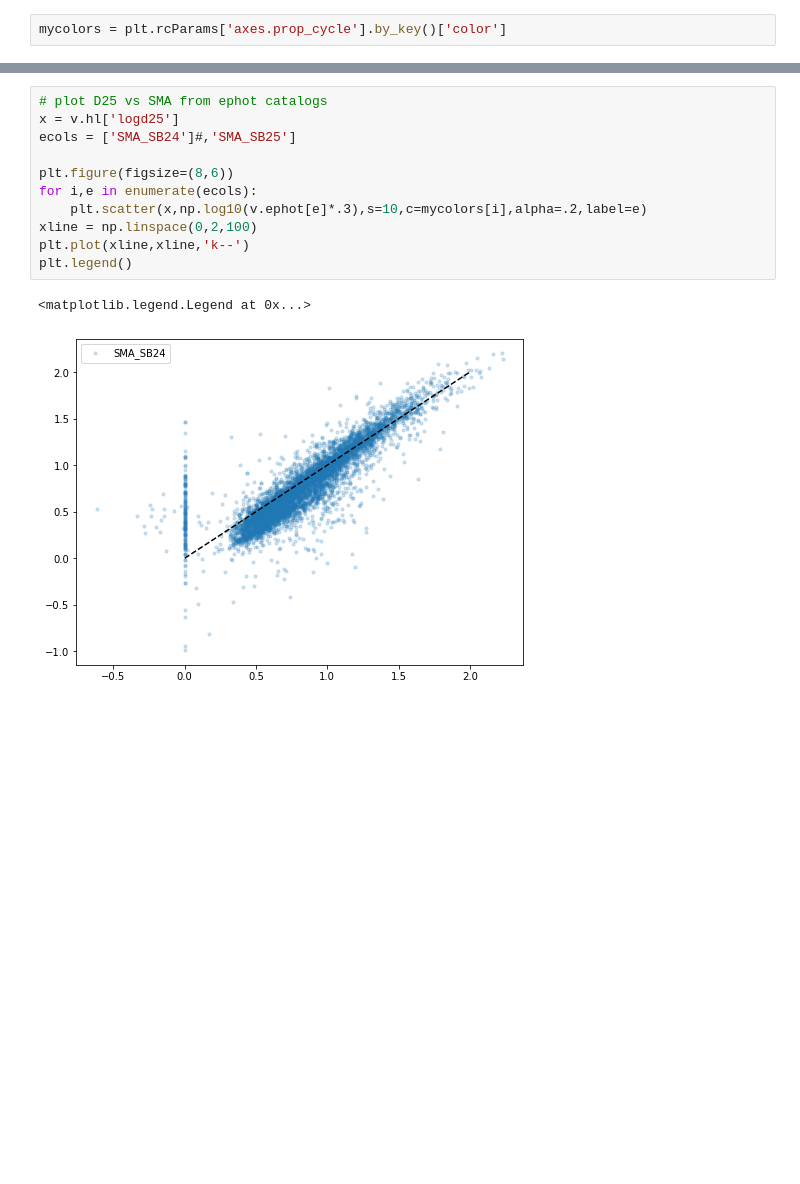
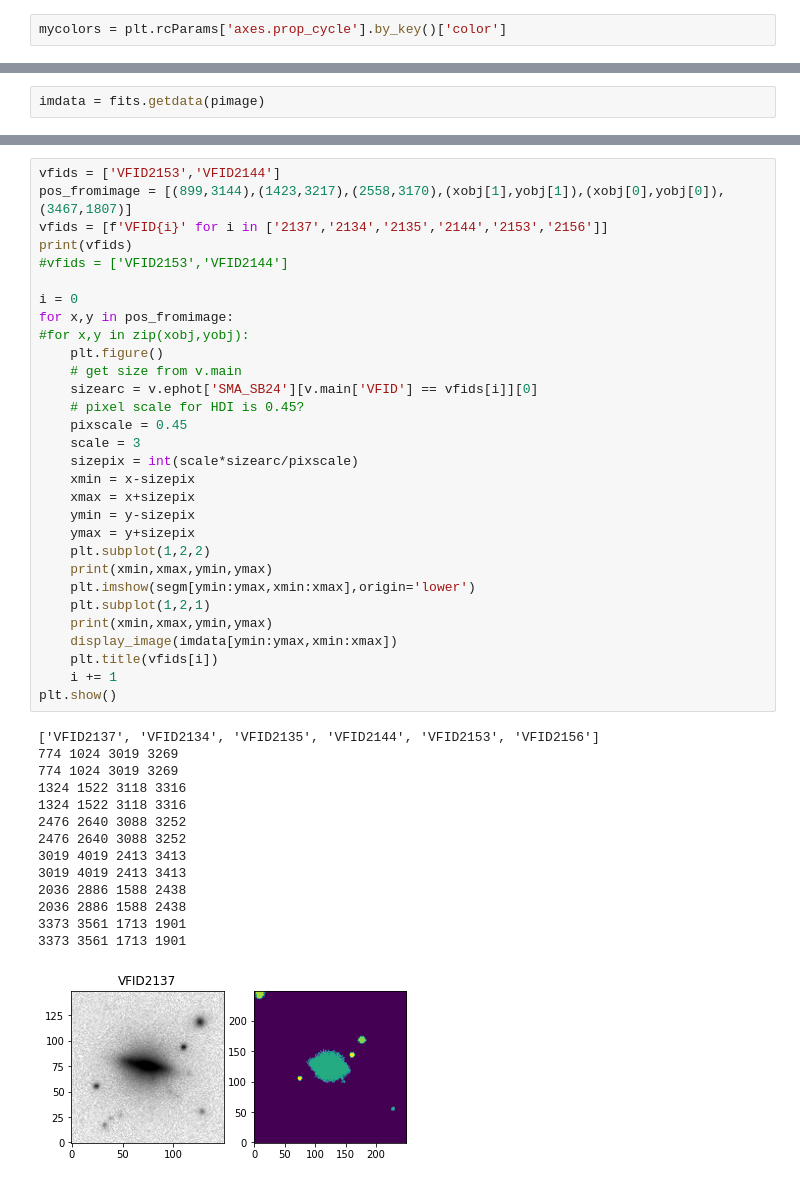
Before and after one commit to rfinn/halphagui, a Jupyter notebook: notebooks/getobjectsize-dev.ipynb, the cells around one changed output, grey strips where cells are left out. Saved outputs shown, nothing was run; the diff lists cells and outputs as text; blank space fills up the shorter version.

```diff
--- a/notebooks/getobjectsize-dev.ipynb
+++ b/notebooks/getobjectsize-dev.ipynb
@@ -308 +372,3 @@ mycolors = plt.rcParams['axes.prop_cycle'].by_key()['color']
+# %%
+imdata = fits.getdata(pimage)
 # %%
@@ -310,14 +378,45 @@ mycolors = plt.rcParams['axes.prop_cycle'].by_key()['color']
-# %%
-# plot D25 vs SMA from ephot catalogs
-x = v.hl['logd25']
-ecols = ['SMA_SB24']#,'SMA_SB25']
-
-plt.figure(figsize=(8,6))
-for i,e in enumerate(ecols):
-    plt.scatter(x,np.log10(v.ephot[e]*.3),s=10,c=mycolors[i],alpha=.2,label=e)
-xline = np.linspace(0,2,100)
-plt.plot(xline,xline,'k--')
-plt.legend()
-# %% [output]
-<matplotlib.legend.Legend at 0x...>
-[figure, removed]
+# %%
+vfids = ['VFID2153','VFID2144']
+pos_fromimage = [(899,3144),(1423,3217),(2558,3170),(xobj[1],yobj[1]),(xobj[0],yobj[0]),(3467,1807)]
+vfids = [f'VFID{i}' for i in ['2137','2134','2135','2144','2153','2156']]
+print(vfids)
+#vfids = ['VFID2153','VFID2144']
+
+i = 0
+for x,y in pos_fromimage:
+#for x,y in zip(xobj,yobj):
+    plt.figure()
+    # get size from v.main
+    sizearc = v.ephot['SMA_SB24'][v.main['VFID'] == vfids[i]][0]
+    # pixel scale for HDI is 0.45?
+    pixscale = 0.45
+    scale = 3
+    sizepix = int(scale*sizearc/pixscale)
+    xmin = x-sizepix
+    xmax = x+sizepix
+    ymin = y-sizepix
+    ymax = y+sizepix
+    plt.subplot(1,2,2)
+    print(xmin,xmax,ymin,ymax)
+    plt.imshow(segm[ymin:ymax,xmin:xmax],origin='lower')
+    plt.subplot(1,2,1)
+    print(xmin,xmax,ymin,ymax)
+    display_image(imdata[ymin:ymax,xmin:xmax])
+    plt.title(vfids[i])
+    i += 1
+plt.show()
+# %% [output]
+['VFID2137', 'VFID2134', 'VFID2135', 'VFID2144', 'VFID2153', 'VFID2156']
+774 1024 3019 3269
+774 1024 3019 3269
+1324 1522 3118 3316
+1324 1522 3118 3316
+2476 2640 3088 3252
+2476 2640 3088 3252
+3019 4019 2413 3413
+3019 4019 2413 3413
+2036 2886 1588 2438
+2036 2886 1588 2438
+3373 3561 1713 1901
+3373 3561 1713 1901
+[figure, added]
```
Also changed, not shown: parts of 37 cells of this notebook, 6 other files.
